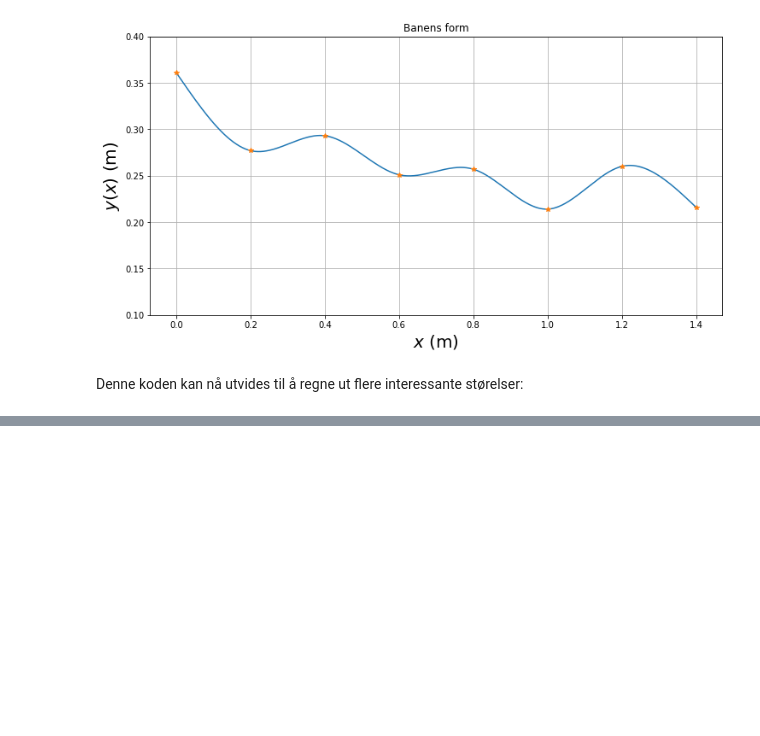
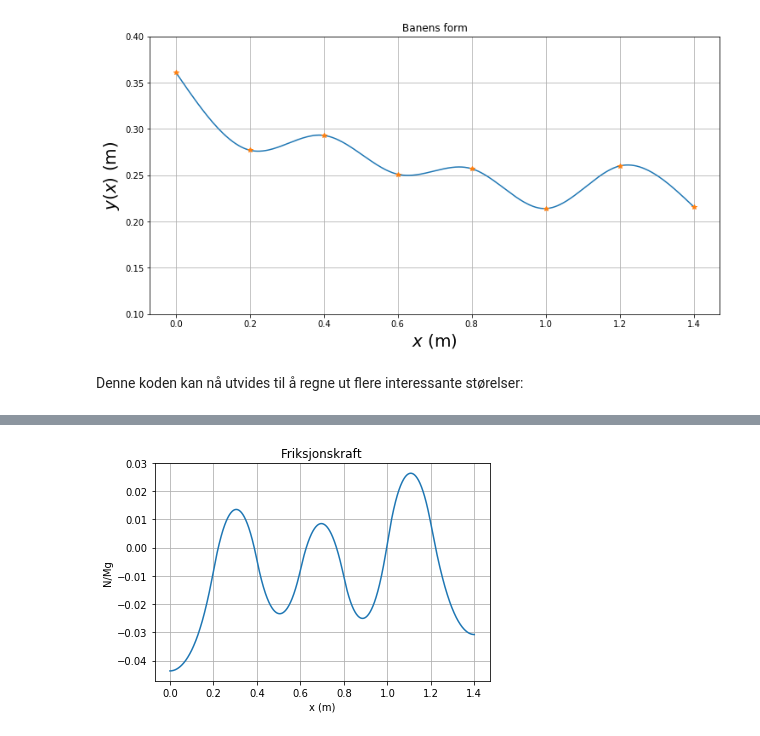
Before and after one commit to nerok/TFY4125-305-1, a Jupyter notebook: cubicspline.ipynb, the cells around one changed output, grey strips where cells are left out. Cells and saved outputs as stored; diff of their text form; code cells hidden in the pictures; blank space fills up the shorter version.

```diff
--- a/cubicspline.ipynb
+++ b/cubicspline.ipynb
@@ -134,0 +135,14 @@ plt.show()
+# %%
+# Finn
+#f=cMgsinβ/(1 +c)
+
+frik = (c*m*g*np.sin(beta))/(1+c)
+plt.plot(x, frik)
+plt.title('Friksjonskraft')
+plt.ylabel('N/Mg')
+plt.xlabel('x (m)')
+plt.grid()
+plt.draw()
+plt.show()
+# %% [output]
+[figure, added]
```
Also changed, not shown: parts of 5 cells of this notebook.
